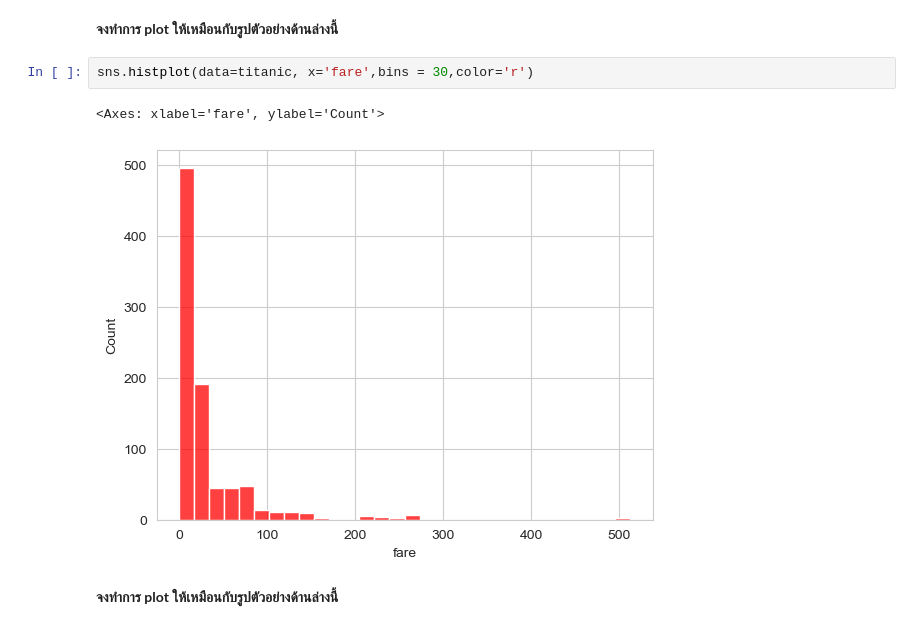
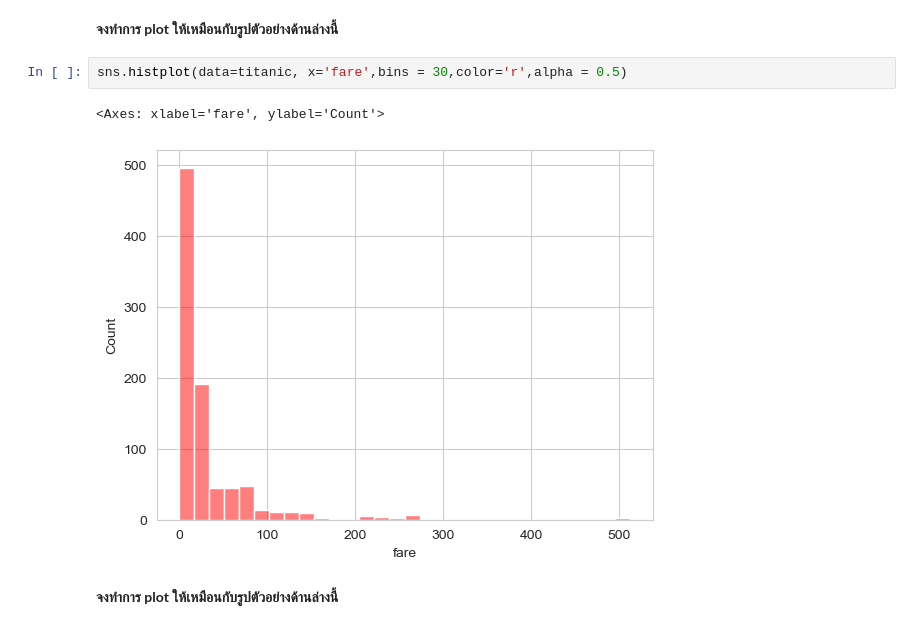
Before and after one commit to N0Z3I/01418323-Data-Science, a Jupyter notebook: Lab/IDS - Lab 7.ipynb, the cells around one changed output. Saved outputs shown, nothing was run; the diff lists cells and outputs as text.

```diff
--- a/Lab/IDS - Lab 7.ipynb
+++ b/Lab/IDS - Lab 7.ipynb
@@ -37,10 +37,10 @@ sns.jointplot(data=titanic, x='fare',y='age')
 # %% [markdown]
 **จงทำการ plot ให้เหมือนกับรูปตัวอย่างด้านล่างนี้**
 # %%
-sns.histplot(data=titanic, x='fare',bins = 30,color='r')
+sns.histplot(data=titanic, x='fare',bins = 30,color='r',alpha = 0.5)
 # %% [output]
 <Axes: xlabel='fare', ylabel='Count'>
-[figure, old version]
+[figure, new version]
 # %% [markdown]
 **จงทำการ plot ให้เหมือนกับรูปตัวอย่างด้านล่างนี้**
 # %%
```
Also changed, not shown: parts of 1 cell of this notebook.
